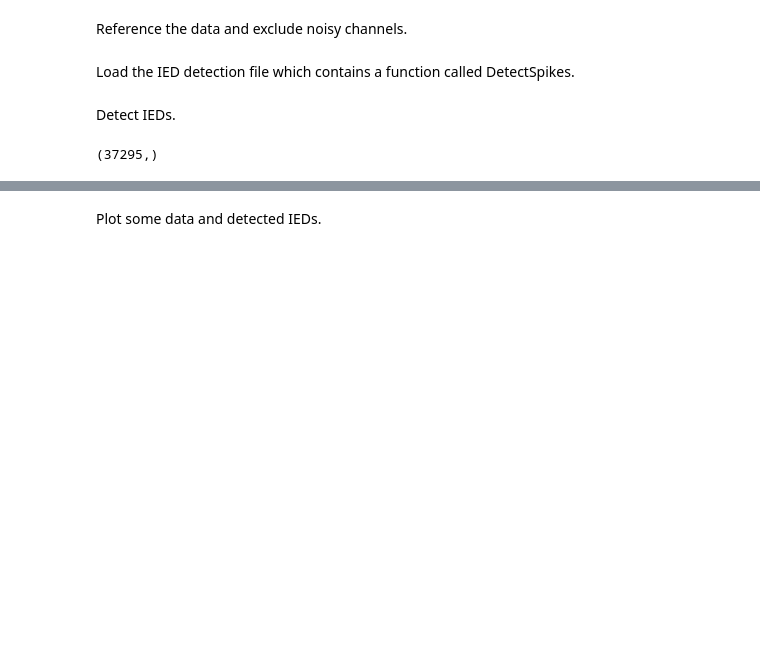
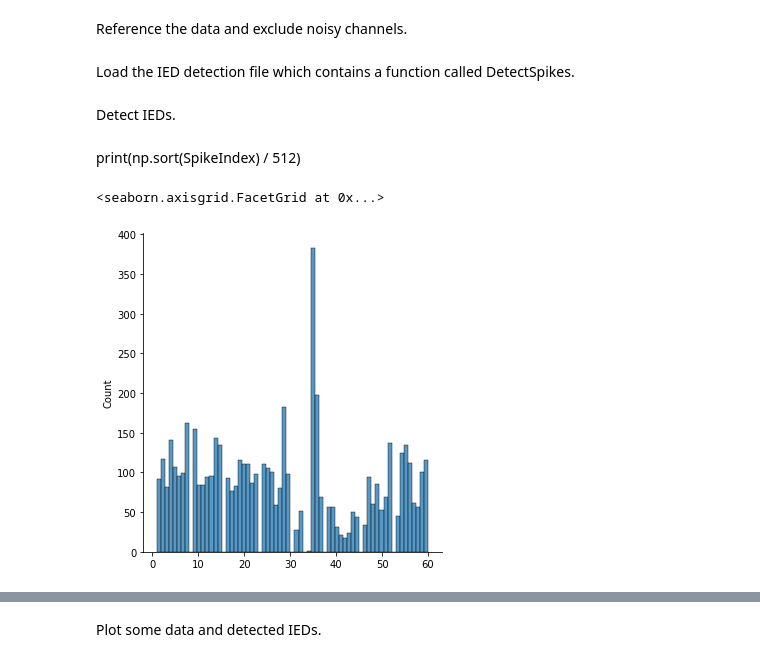
Before and after one commit to norrisjamie23/forecasting-epileptic-discharges, a Jupyter notebook: IED_detection.ipynb, the cells around one changed output, grey strips where cells are left out. Drawn from its saved outputs; the diff is of its cells as text; code cells hidden in the pictures; blank space fills up the shorter version.

```diff
--- a/IED_detection.ipynb
+++ b/IED_detection.ipynb
@@ -106,5 +101,9 @@ SpikeIndex, ChanId, SpikeFV = DetectSpikes(Data, 2048, DetThresholds=[7, 7, 300,
-# %%
-# Total number of IEDs detected
-SpikeIndex.shape
-# %% [output]
-(37295,)
+# %% [markdown]
+print(np.sort(SpikeIndex) / 512)
+# %%
+bins = np.arange(0, 661, 10)
+dig = np.digitize(SpikeId_array / 2048, bins)
+sns.displot(dig, bins=len(bins))
+# %% [output]
+<seaborn.axisgrid.FacetGrid at 0x...>
+[figure, added]
```
Also changed, not shown: parts of 17 cells of this notebook, 1 other file.
